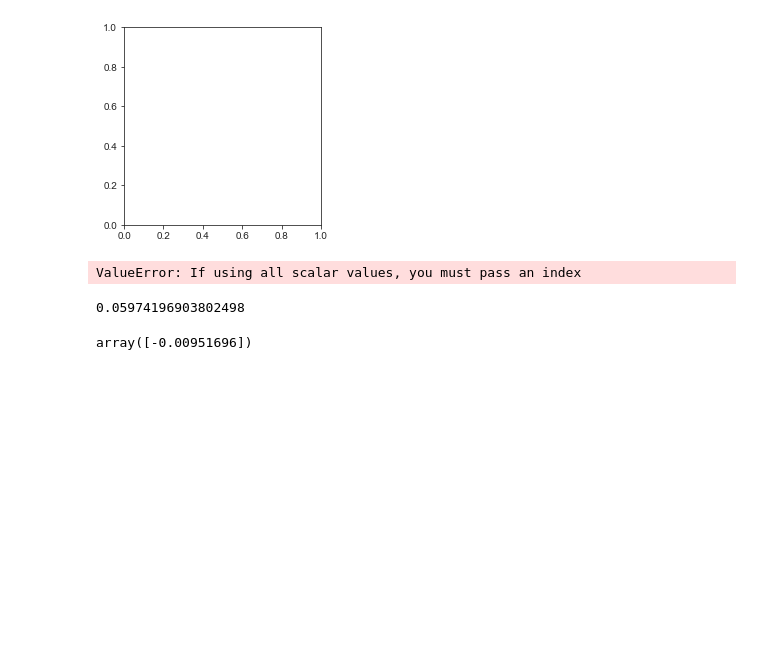
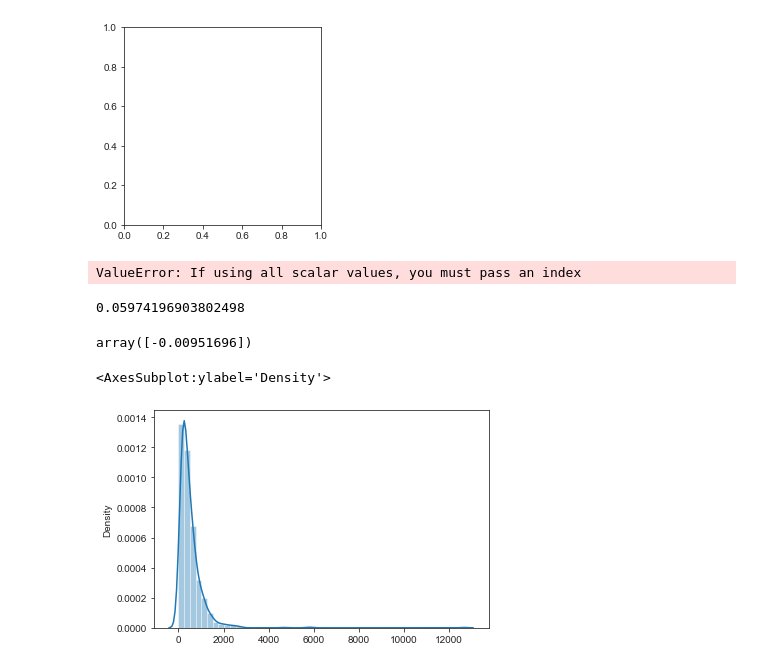
Before and after one commit to grantkinsler/EvolvingFront, a Jupyter notebook: code/analysis/2D fitness vs stationary performance.ipynb, the cells around one changed output. Saved outputs shown, nothing was run; the diff lists cells and outputs as text; code cells hidden in the pictures; blank space fills up the shorter version.

```diff
--- a/code/analysis/2D fitness vs stationary performance.ipynb
+++ b/code/analysis/2D fitness vs stationary performance.ipynb
@@ -514,3 +728,8 @@ reg.score(this_data['Fit2D_early_fitness'].values.reshape(-1, 1),this_data['StaP
 reg.coef_
 # %% [output]
 array([-0.00951696])
+# %%
+sns.distplot(merged_fitness[merged_fitness['source_publication']=='This_study']['Fit1D-2%-R1-T2'].values)
+# %% [output]
+<AxesSubplot:ylabel='Density'>
+[figure, added]
```
Also changed, not shown: parts of 8 cells of this notebook, 11 other files.
